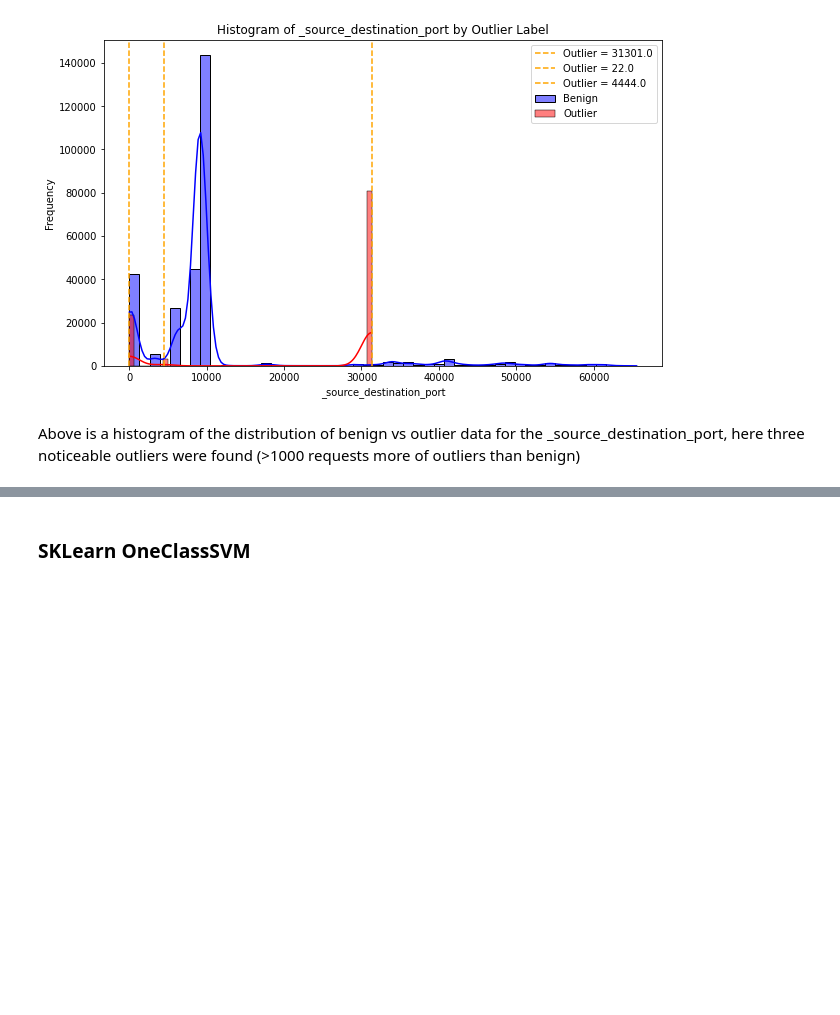
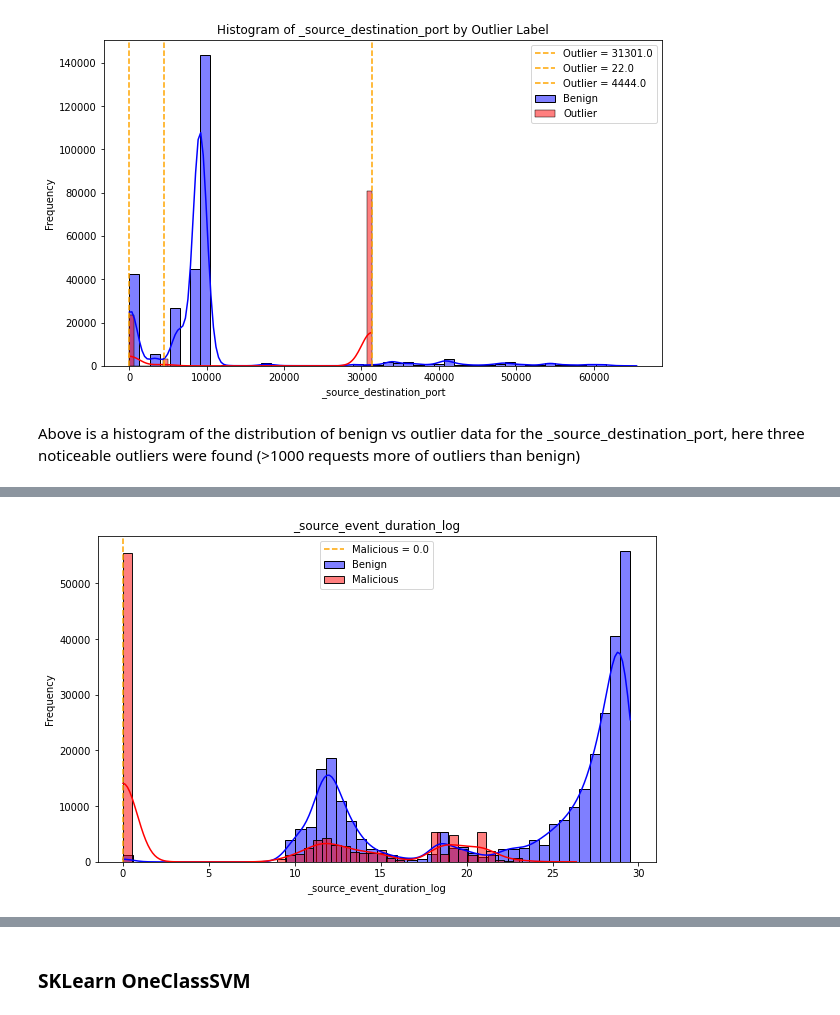
Before and after one commit to Fowthy/SueAI, a Jupyter notebook: SVM/OneClassSVM.ipynb, the cells around one changed output, grey strips where cells are left out. Cells and saved outputs as stored; diff of their text form; code cells hidden in the pictures; blank space fills up the shorter version.

```diff
--- a/SVM/OneClassSVM.ipynb
+++ b/SVM/OneClassSVM.ipynb
@@ -105,0 +160,6 @@ Above is a histogram of the distribution of benign vs outlier data for the _sour
+# %%
+df['_source_event_duration_log'] = df['_source_event_duration'].apply(lambda x: np.log(x) if x > 0 else 0)
+# %%
+Histogram(df, "_source_event_duration_log", "_source_event_duration_log")
+# %% [output]
+[figure, added]
```
Also changed, not shown: parts of 51 cells of this notebook.
